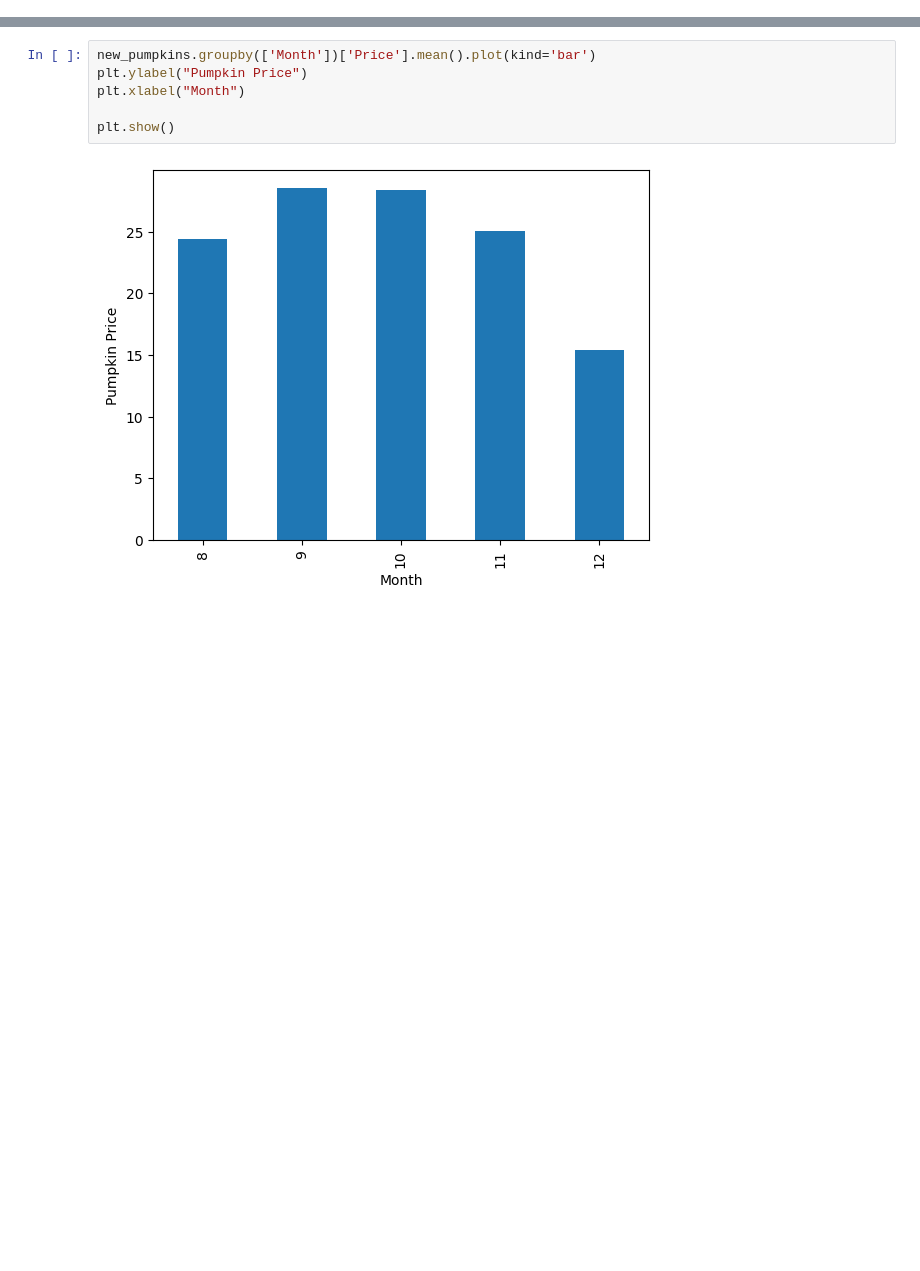
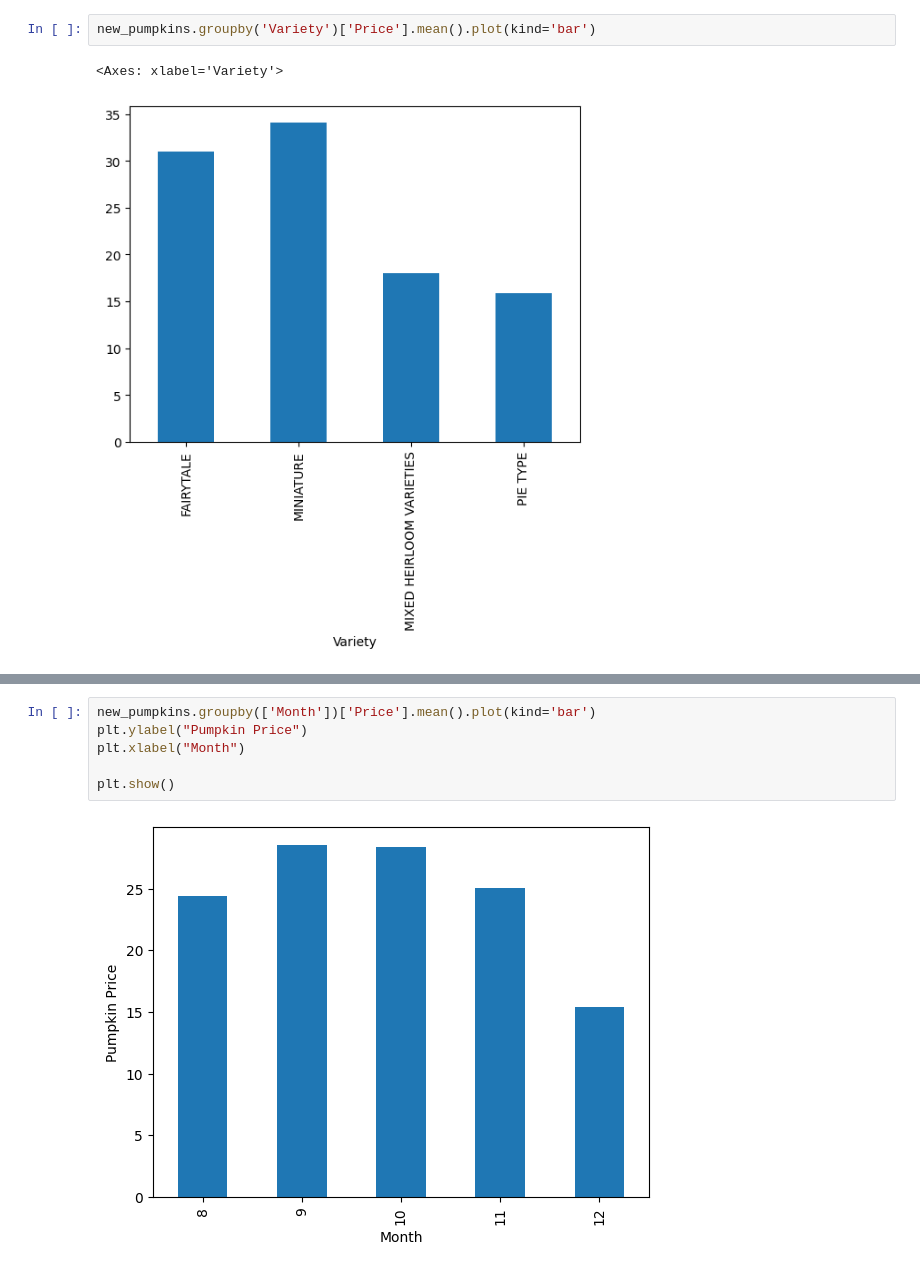
Before and after one commit to cagan123/ML_for-begginers-code, a Jupyter notebook: 2-Regression/2-Data/notebook.ipynb, the cells around one changed output, grey strips where cells are left out. Drawn from its saved outputs; the diff is of its cells as text; blank space fills up the shorter version.

```diff
--- a/2-Regression/2-Data/notebook.ipynb
+++ b/2-Regression/2-Data/notebook.ipynb
@@ -39,0 +55,5 @@ print(new_pumpkins)
+# %%
+new_pumpkins.groupby('Variety')['Price'].mean().plot(kind='bar')
+# %% [output]
+<Axes: xlabel='Variety'>
+[figure, added]
```
Also changed, not shown: parts of 10 cells of this notebook.
